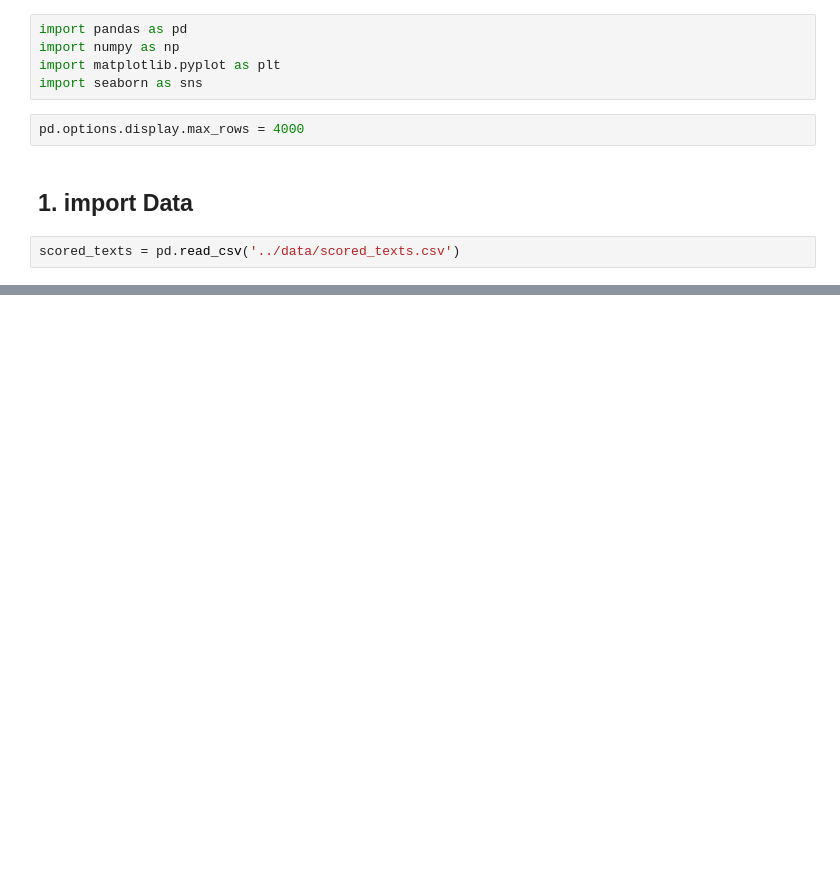
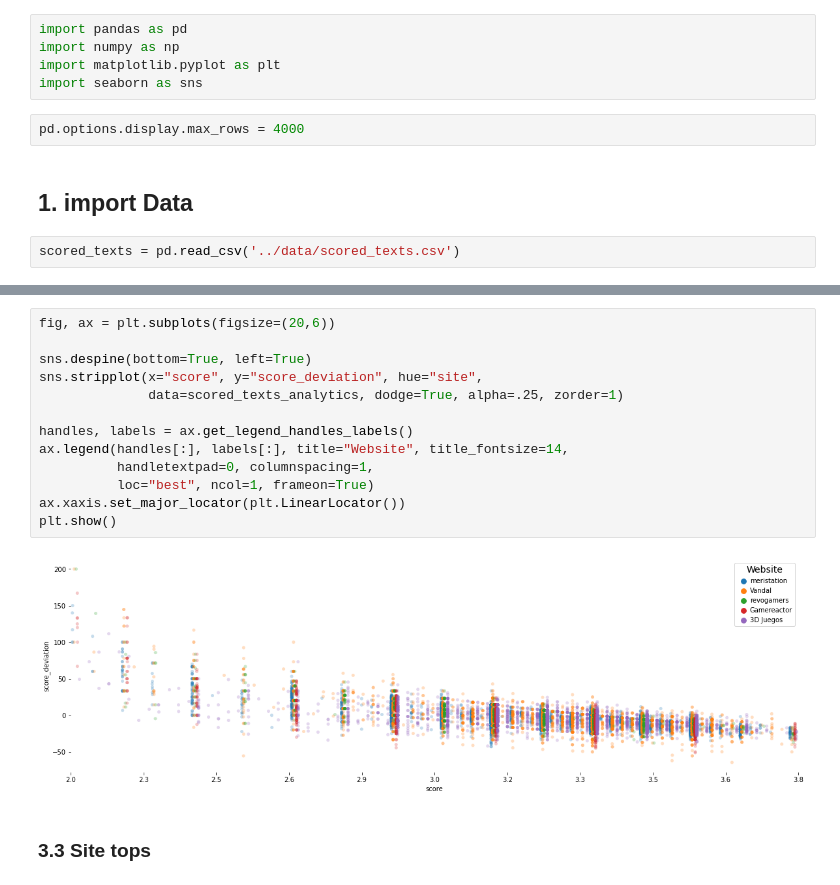
Before and after one commit to SergioFigue/the-critics-critique, a Jupyter notebook: notebooks/results_analysis.ipynb, the cells around one changed output, grey strips where cells are left out. Drawn from its saved outputs; the diff is of its cells as text; blank space fills up the shorter version.

```diff
--- a/notebooks/results_analysis.ipynb
+++ b/notebooks/results_analysis.ipynb
@@ -124,0 +184,17 @@ Name: company, dtype: int64
+# %%
+fig, ax = plt.subplots(figsize=(20,6))
+
+sns.despine(bottom=True, left=True)
+sns.stripplot(x="score", y="score_deviation", hue="site",
+              data=scored_texts_analytics, dodge=True, alpha=.25, zorder=1)
+
+handles, labels = ax.get_legend_handles_labels()
+ax.legend(handles[:], labels[:], title="Website", title_fontsize=14,
+          handletextpad=0, columnspacing=1,
+          loc="best", ncol=1, frameon=True)
+ax.xaxis.set_major_locator(plt.LinearLocator())
+plt.show()
+# %% [output]
+[figure, added]
+# %% [markdown]
+### 3.3 Site tops
```
Also changed, not shown: parts of 57 cells of this notebook, 2 other files.
